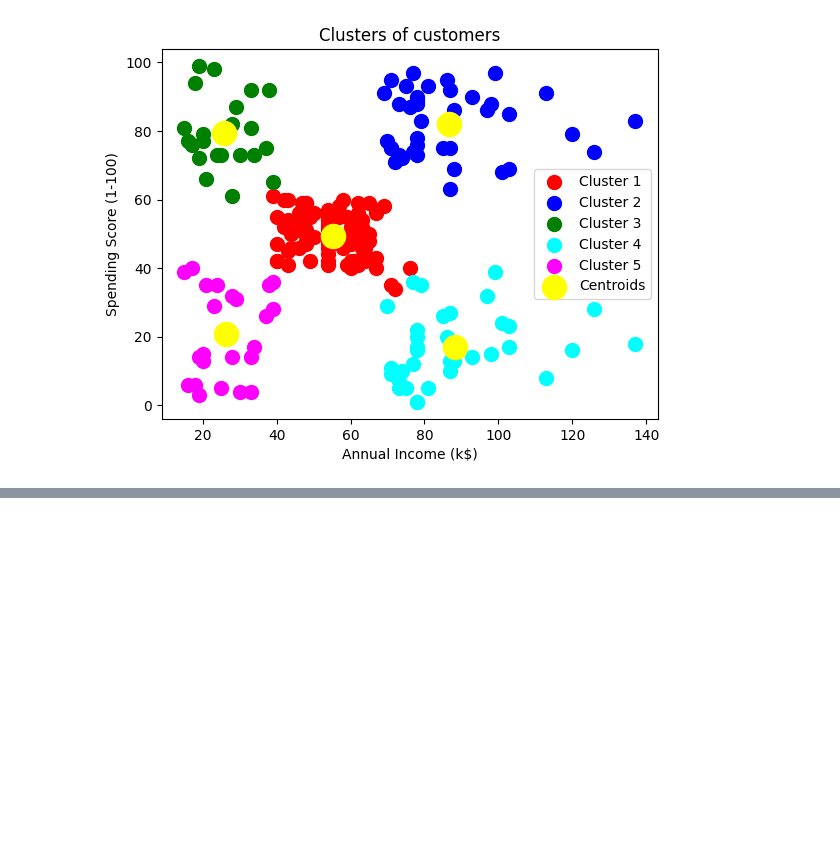
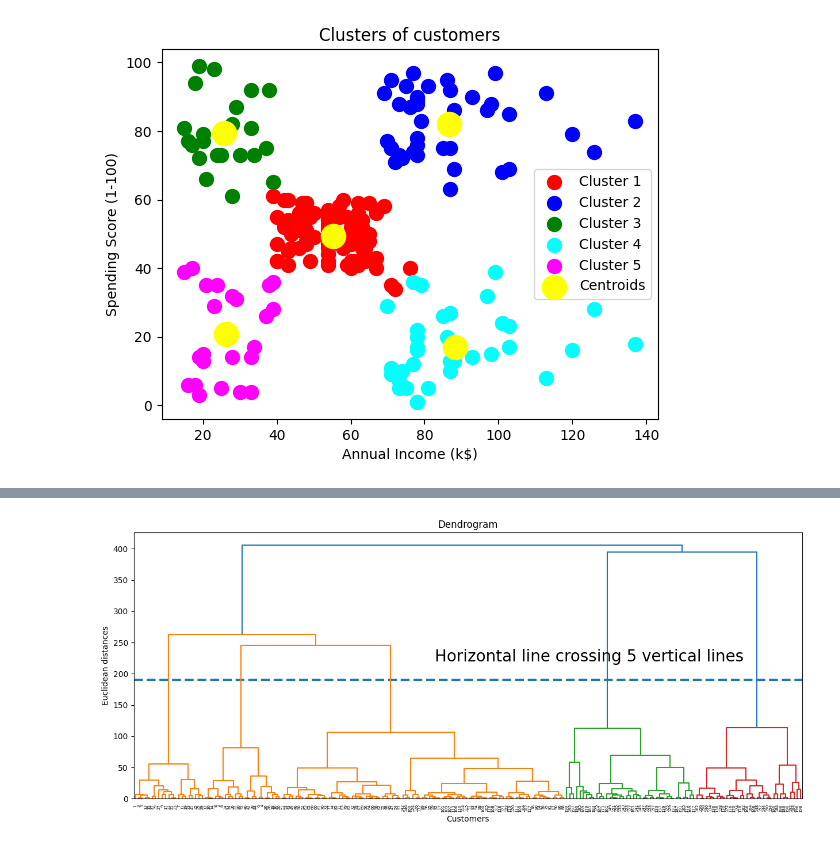
Before and after one commit to salemprakash/EDA, a Jupyter notebook: Module5 K-means.ipynb, the cells around one changed output, grey strips where cells are left out. Saved outputs shown, nothing was run; the diff lists cells and outputs as text; code cells hidden in the pictures; blank space fills up the shorter version.

```diff
--- a/Module5 K-means.ipynb
+++ b/Module5 K-means.ipynb
@@ -52,0 +132,12 @@ plt.show()
+# %%
+plt.figure(figsize=(15,6))
+plt.title('Dendrogram')
+plt.xlabel('Customers')
+plt.ylabel('Euclidean distances')
+plt.hlines(y=190,xmin=0,xmax=2000,lw=3,linestyles='--')
+plt.text(x=900,y=220,s='Horizontal line crossing 5 vertical lines',fontsize=20)
+#plt.grid(True)
+dendrogram = sch.dendrogram(sch.linkage(X, method = 'ward'))
+plt.show()
+# %% [output]
+[figure, added]
```
Also changed, not shown: parts of 8 cells of this notebook.
